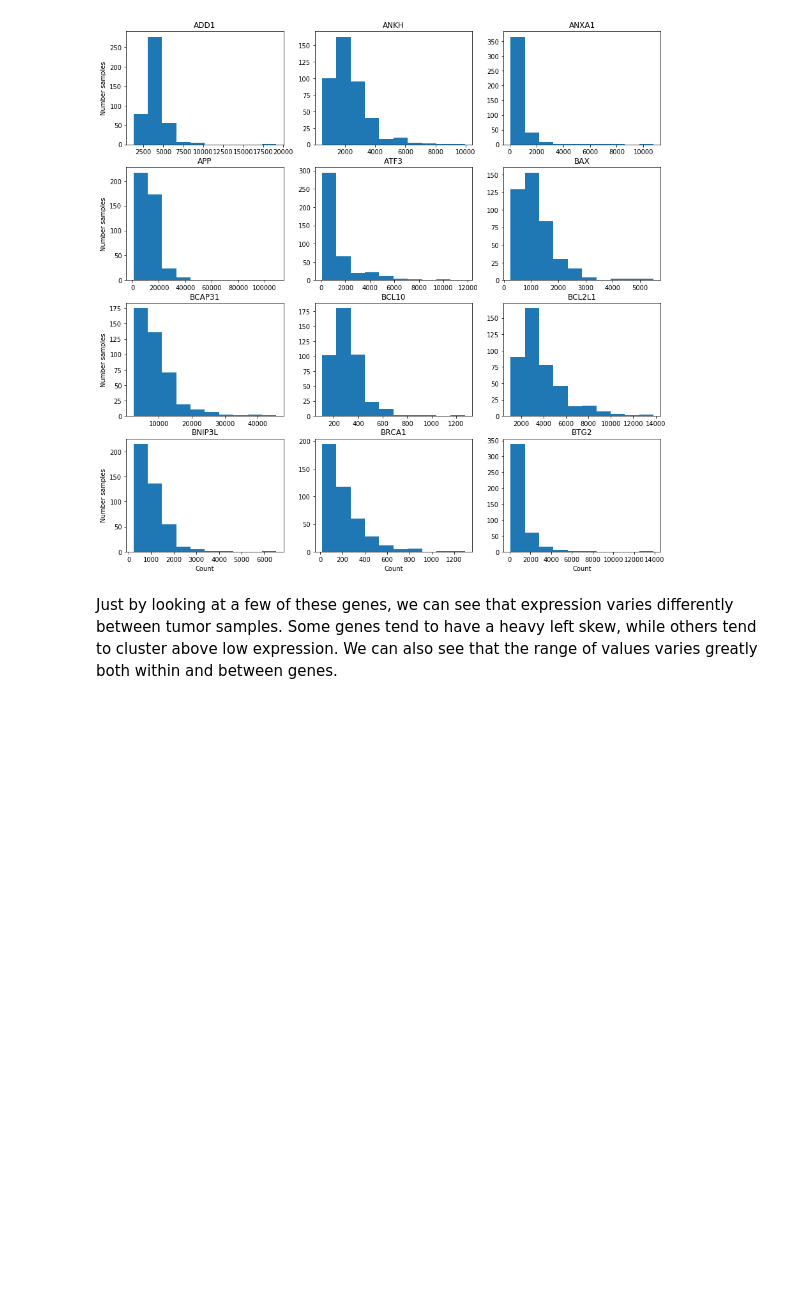
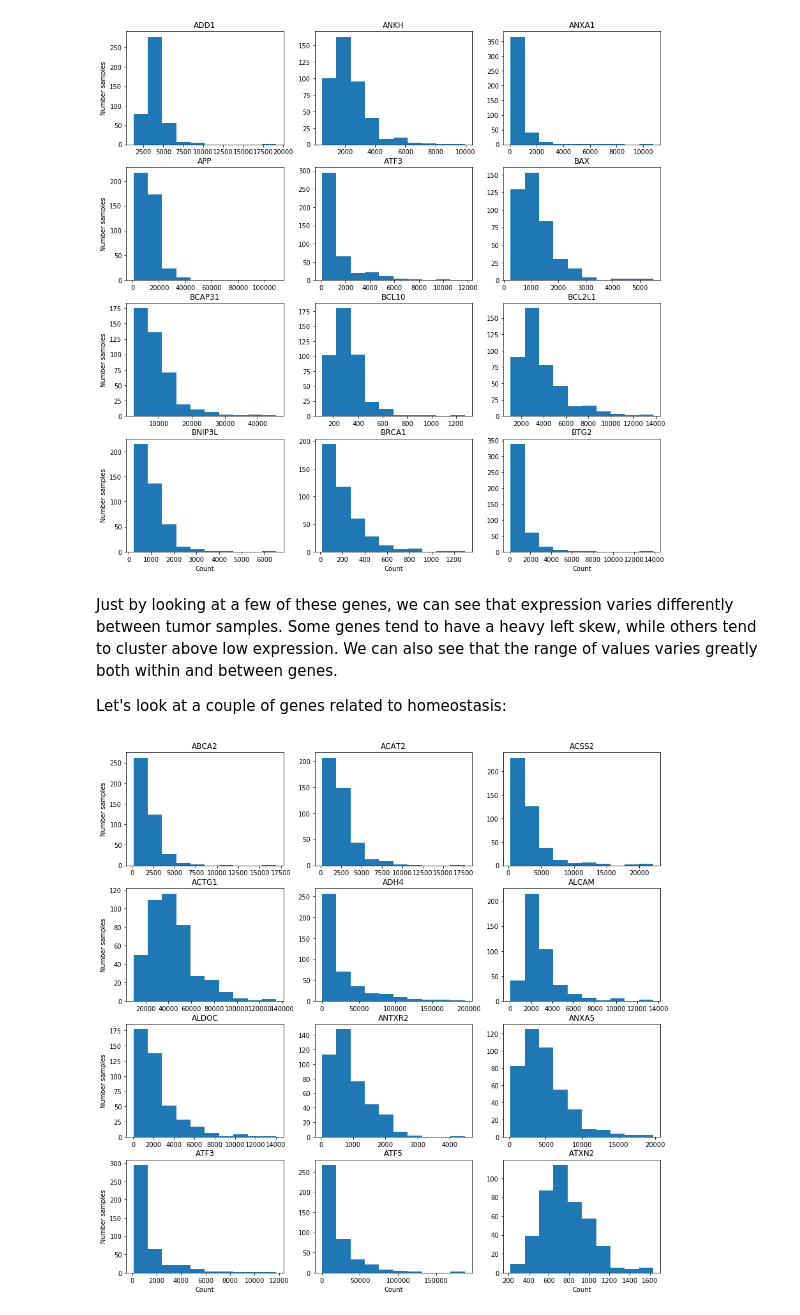
Before and after one commit to sohilsshah91/hacknights, a Jupyter notebook: tcga-series/post/post1_mwe_introduction.ipynb, the cells around one changed output. Cells and saved outputs as stored; diff of their text form; code cells hidden in the pictures; blank space fills up the shorter version.

```diff
--- a/tcga-series/post/post1_mwe_introduction.ipynb
+++ b/tcga-series/post/post1_mwe_introduction.ipynb
@@ -181,3 +181,23 @@ for row in range(rows):
 [figure]
 # %% [markdown]
 Just by looking at a few of these genes, we can see that expression varies differently between tumor samples. Some genes tend to have a heavy left skew, while others tend to cluster above low expression. We can also see that the range of values varies greatly both within and between genes.
+
+Let's look at a couple of genes related to homeostasis:
+# %%
+# Plot range of gene expression values
+rows, cols = 4, 3
+fig, axs = plt.subplots(rows, cols, figsize=(15,15))
+genes = ['ABCA2', 'ACAT2', 'ACSS2', 'ACTG1', 'ADH4', 'ALCAM', 'ALDOC',
+        'ANTXR2', 'ANXA5', 'ATF3', 'ATF5', 'ATXN2', 'AVPR1A']
+i = 0
+for row in range(rows):
+    for col in range(cols):
+        axs[row, col].hist(exprs_genes[genes[i]].values)
+        axs[row, col].title.set_text(genes[i])
+        if col%3 == 0:
+            axs[row, col].set_ylabel('Number samples')
+        if row >= 3:
+            axs[row, col].set_xlabel('Count')
+        i += 1
+# %% [output]
+[figure, added]
```
Also changed, not shown: parts of 7 cells of this notebook.
